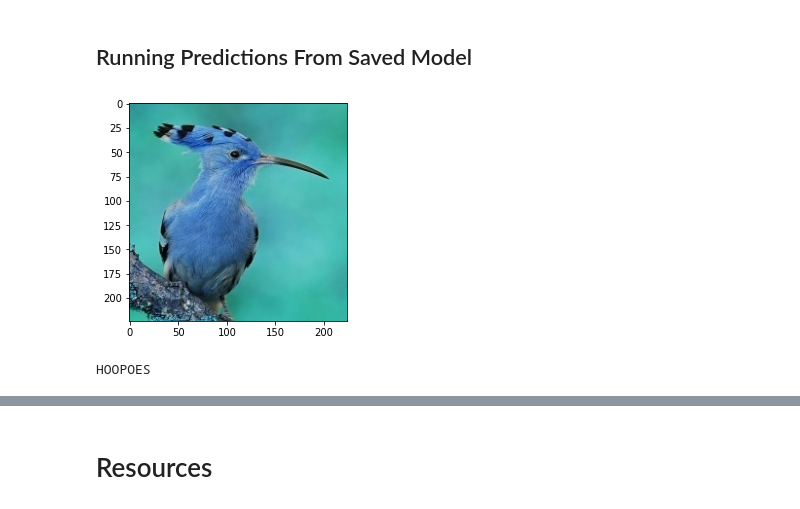
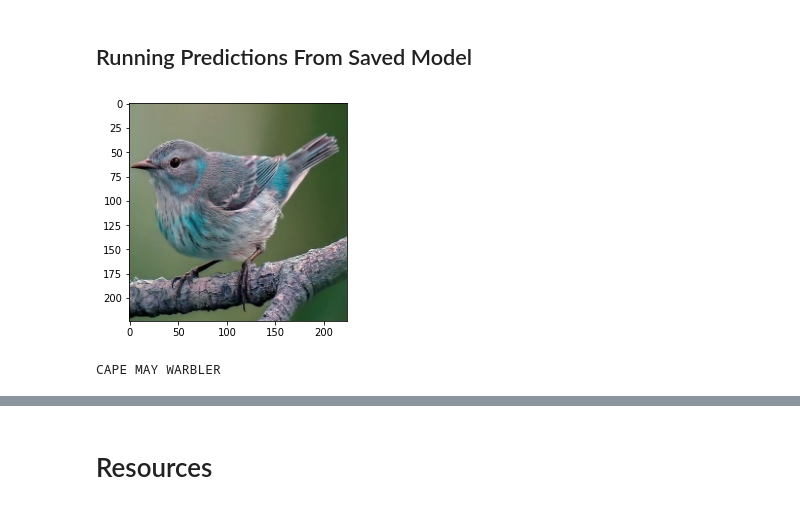
Before and after one commit to Shaunmak1214/birds-classifier, a Jupyter notebook: cnn.ipynb, the cells around one changed output, grey strips where cells are left out. Cells and saved outputs as stored; diff of their text form; code cells hidden in the pictures.

```diff
--- a/cnn.ipynb
+++ b/cnn.ipynb
@@ -262,22 +280,21 @@ def decode (predicted_arr):
 # %%
 
 model = load_model('./models/cnn_model.h5')
 
-predict_image_path = './dataset/20test/HOOPOES/1.jpg'
+predict_image_path = './dataset/20test/CAPE MAY WARBLER/1.jpg'
 
 plt.imshow(cv2.imread(predict_image_path))
 plt.show();
 
-# img = cv2.resize(cv2.imread(predict_image_path), (224,224), interpolation=cv2.INTER_AREA)
 img = load_img(predict_image_path, target_size=(224,224))
 img = img_to_array(img)
 img = img.reshape((1, img.shape[0], img.shape[1], img.shape[2]))
 img = preprocess_input(img)
 
 predictions = model.predict(img)
 label = decode(predictions)
 
 print(label)
 # %% [output]
-[figure, old version]
+[figure, new version]
-HOOPOES
+CAPE MAY WARBLER
```
Also changed, not shown: parts of 25 cells of this notebook, 2 other files.
